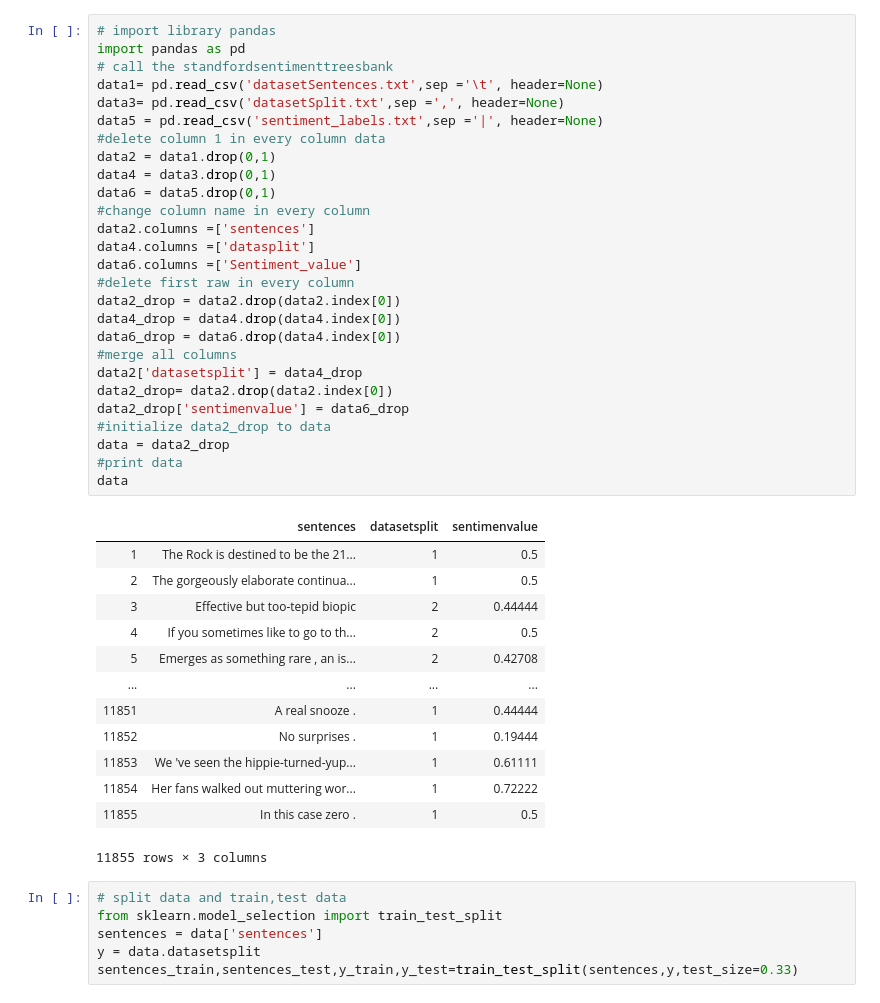
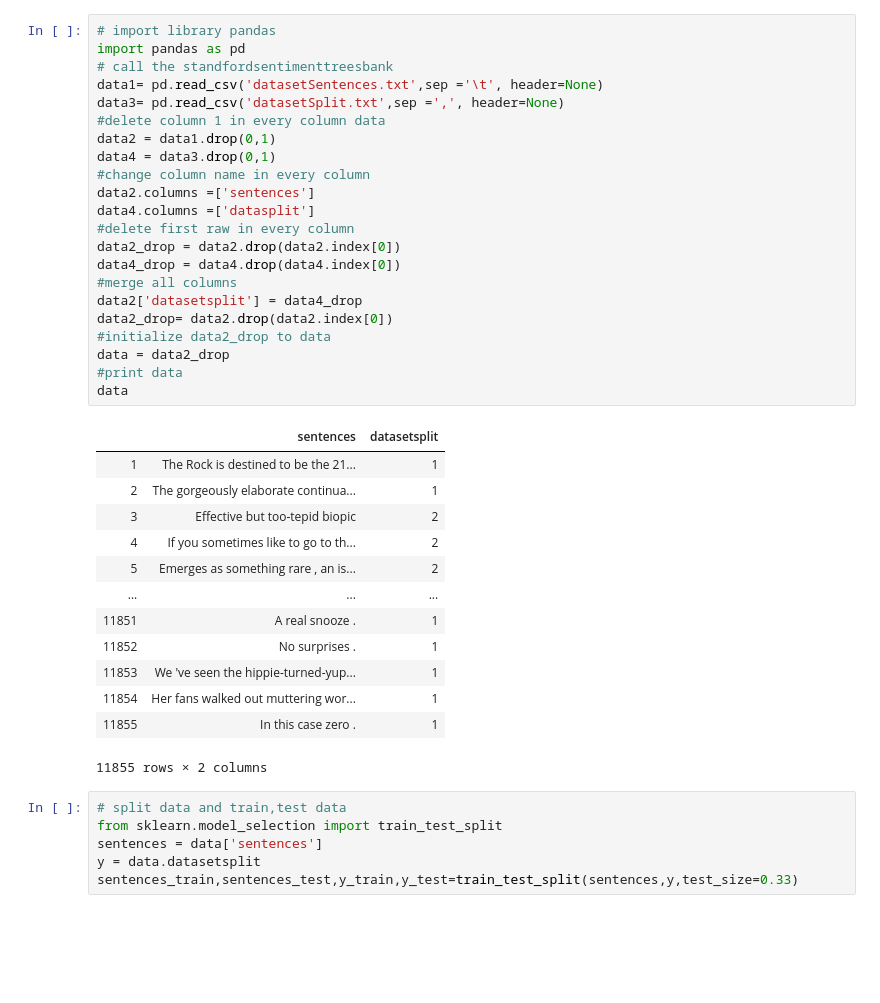
Before and after one commit to rammafitra89/sentiment_prediction1, a Jupyter notebook: sentiment_prediction_ANN.ipynb, the cells around one changed output. Cells and saved outputs as stored; diff of their text form; blank space fills up the shorter version.

Commit message:
final_sentiment_prediction1

```diff
--- a/sentiment_prediction_ANN.ipynb
+++ b/sentiment_prediction_ANN.ipynb
@@ -1,44 +1,39 @@
 # %%
 # import library pandas
 import pandas as pd
 # call the standfordsentimenttreesbank
 data1= pd.read_csv('datasetSentences.txt',sep ='\t', header=None)
 data3= pd.read_csv('datasetSplit.txt',sep =',', header=None)
-data5 = pd.read_csv('sentiment_labels.txt',sep ='|', header=None)
 #delete column 1 in every column data
 data2 = data1.drop(0,1)
 data4 = data3.drop(0,1)
-data6 = data5.drop(0,1)
 #change column name in every column
 data2.columns =['sentences']
 data4.columns =['datasplit']
-data6.columns =['Sentiment_value']
 #delete first raw in every column
 data2_drop = data2.drop(data2.index[0])
 data4_drop = data4.drop(data4.index[0])
-data6_drop = data6.drop(data4.index[0])
 #merge all columns
 data2['datasetsplit'] = data4_drop
 data2_drop= data2.drop(data2.index[0])
-data2_drop['sentimenvalue'] = data6_drop
 #initialize data2_drop to data
 data = data2_drop
 #print data
 data
 # %% [output]
-|  | sentences | datasetsplit | sentimenvalue |
-| 1 | The Rock is destined to be the 21... | 1 | 0.5 |
-| 2 | The gorgeously elaborate continua... | 1 | 0.5 |
-| 3 | Effective but too-tepid biopic | 2 | 0.44444 |
-| 4 | If you sometimes like to go to th... | 2 | 0.5 |
-| 5 | Emerges as something rare , an is... | 2 | 0.42708 |
-| ... | ... | ... | ... |
-| 11851 | A real snooze . | 1 | 0.44444 |
-| 11852 | No surprises . | 1 | 0.19444 |
-| 11853 | We 've seen the hippie-turned-yup... | 1 | 0.61111 |
-| 11854 | Her fans walked out muttering wor... | 1 | 0.72222 |
-| 11855 | In this case zero . | 1 | 0.5 |
+|  | sentences | datasetsplit |
+| 1 | The Rock is destined to be the 21... | 1 |
+| 2 | The gorgeously elaborate continua... | 1 |
+| 3 | Effective but too-tepid biopic | 2 |
+| 4 | If you sometimes like to go to th... | 2 |
+| 5 | Emerges as something rare , an is... | 2 |
+| ... | ... | ... |
+| 11851 | A real snooze . | 1 |
+| 11852 | No surprises . | 1 |
+| 11853 | We 've seen the hippie-turned-yup... | 1 |
+| 11854 | Her fans walked out muttering wor... | 1 |
+| 11855 | In this case zero . | 1 |
-11855 rows × 3 columns
+11855 rows × 2 columns
 # %%
 # split data and train,test data
 from sklearn.model_selection import train_test_split
```
Also changed, not shown: parts of 2 cells of this notebook, 4 other files.
